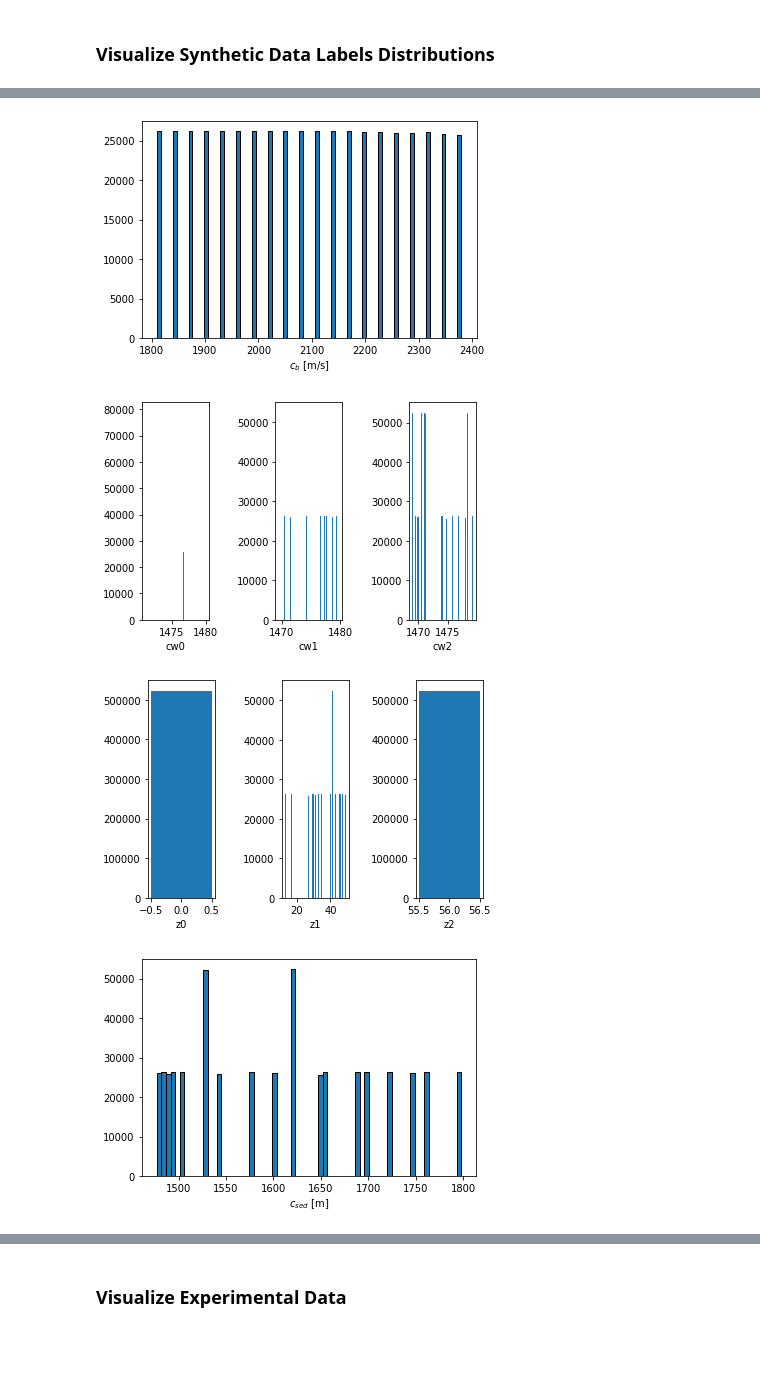
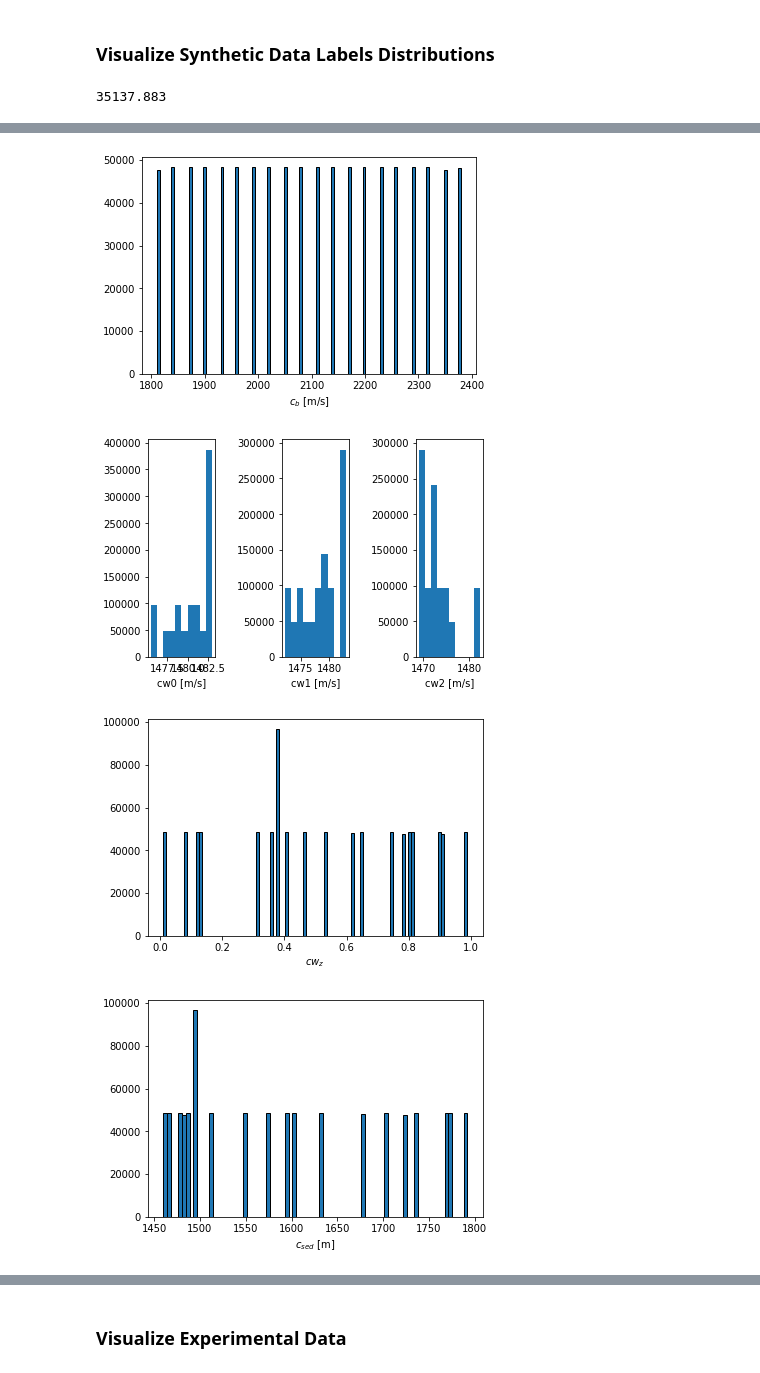
Before and after one commit to whoi-mars/Whale-Gunshot-Localization, a Jupyter notebook: create_dataset.ipynb, the cells around one changed output, grey strips where cells are left out. Saved outputs shown, nothing was run; the diff lists cells and outputs as text; code cells hidden in the pictures; blank space fills up the shorter version.

```diff
--- a/create_dataset.ipynb
+++ b/create_dataset.ipynb
@@ -294,7 +363,7 @@ ranges: [ 8090.04  3547.98  3130.94  3594.32  8359.19 13001.67 13112.64 14972.49
 ### Visualize Synthetic Data Labels Distributions
 # %%
 with h5py.File(config['dataset']['data_directory'] + "/VDS_main.h5", 'r') as f:
-#     num_TOSSITs = f['data'].shape[1]
+    num_TOSSITs = f['data'].shape[1]
 #     y_loc = f['labels'][:,0]
 #     x_loc = f['labels'][:,1]
 #     cb = f['labels'][:,2]
@@ -305,15 +374,16 @@ with h5py.File(config['dataset']['data_directory'] + "/VDS_main.h5", 'r') as f:
     y_loc = f['labels'][:,0]
     x_loc = f['labels'][:,1]
     cw = f['labels'][:,2:5]
-    cw_z = f['labels'][:,5:8]
-    c_sed = f['labels'][:,8]
-    sed_D = f['labels'][:,9]
-    cb = f['labels'][:,10]
-    zs = f['labels'][:,11]
-    valid = f['labels'][:,12]
+    cw_z = f['labels'][:,5]
+    c_sed = f['labels'][:,6]
+    sed_D = f['labels'][:,7]
+    cb = f['labels'][:,8]
+    zs = f['labels'][:,9]
+    valid = f['labels'][:,10]
     ranges = f['range_labels'][:].flatten()
-    snrs = f['labels'][:,13:]
+    snrs = f['labels'][:,11:]
     c = f['class_labels'][:].squeeze()
+    print(np.max(ranges))
 # plt.figure()
 # plt.hist(y_loc, bins='auto', edgecolor='black')
 # plt.xlabel("Y Location [m]")
@@ -359,15 +429,13 @@ plt.xlabel("$c_{b}$ [m/s]")
 
 fig, axs = plt.subplots(1,3)
 for i in range(cw.shape[1]):
-    axs[i].hist(cw[:,i], bins='auto')
-    axs[i].set_xlabel(f"cw{i}")
+    axs[i].hist(cw[:,i])
+    axs[i].set_xlabel(f"cw{i} [m/s]")
 fig.subplots_adjust(wspace=1)
 
-fig, axs = plt.subplots(1,3)
-for i in range(cw_z.shape[1]):
-    axs[i].hist(cw_z[:,i], bins='auto')
-    axs[i].set_xlabel(f"z{i}")
-fig.subplots_adjust(wspace=1)
+plt.figure()
+plt.hist(cw_z, bins='auto', edgecolor='black')
+plt.xlabel("$cw_{z}$")
 
 plt.figure()
 plt.hist(c_sed, bins='auto', edgecolor='black')
@@ -391,3 +459,4 @@ for i in range(num_TOSSITs):
     axs[i].set_xlabel("SNR")
 fig.subplots_adjust(wspace=2)
 # %% [output]
+35137.883
@@ -396,4 +465,4 @@ fig.subplots_adjust(wspace=2)
-[figure, old version]
+[figure, new version]
-[figure, old version]
+[figure, new version]
-[figure, old version]
+[figure, new version]
-[figure, old version]
+[figure, new version]
```
Also changed, not shown: parts of 6 cells of this notebook, 1 other file.
